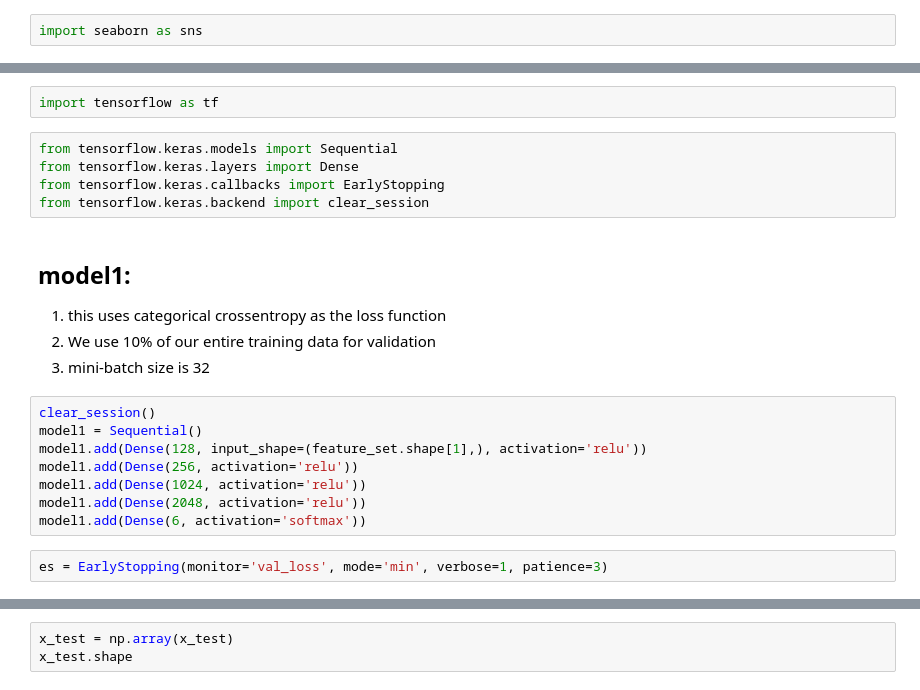
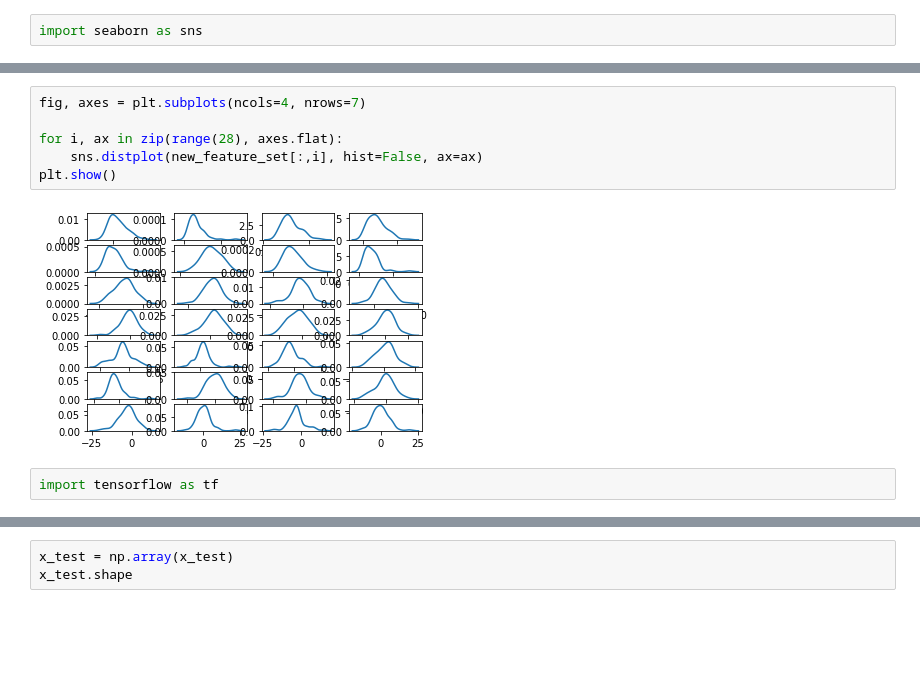
Before and after one commit to akshayDev17/MMT_assignment2, a Jupyter notebook: src/assignment2.ipynb, the cells around one changed output, grey strips where cells are left out. Saved outputs shown, nothing was run; the diff lists cells and outputs as text; blank space fills up the shorter version.

```diff
--- a/src/assignment2.ipynb
+++ b/src/assignment2.ipynb
@@ -126,22 +214,10 @@ sns.distplot(feature_set[:,0])
+# %%
+fig, axes = plt.subplots(ncols=4, nrows=7)
+
+for i, ax in zip(range(28), axes.flat):
+    sns.distplot(new_feature_set[:,i], hist=False, ax=ax)
+plt.show()
+# %% [output]
+[figure, added]
 # %%
 import tensorflow as tf
-# %%
-from tensorflow.keras.models import Sequential
-from tensorflow.keras.layers import Dense
-from tensorflow.keras.callbacks import EarlyStopping
-from tensorflow.keras.backend import clear_session
-# %% [markdown]
-## model1:
-1. this uses categorical crossentropy as the loss function
-2. We use 10% of our entire training data for validation
-3. mini-batch size is 32
-# %%
-clear_session()
-model1 = Sequential()
-model1.add(Dense(128, input_shape=(feature_set.shape[1],), activation='relu'))
-model1.add(Dense(256, activation='relu'))
-model1.add(Dense(1024, activation='relu'))
-model1.add(Dense(2048, activation='relu'))
-model1.add(Dense(6, activation='softmax'))
-# %%
-es = EarlyStopping(monitor='val_loss', mode='min', verbose=1, patience=3)
```
Also changed, not shown: parts of 104 cells of this notebook.
